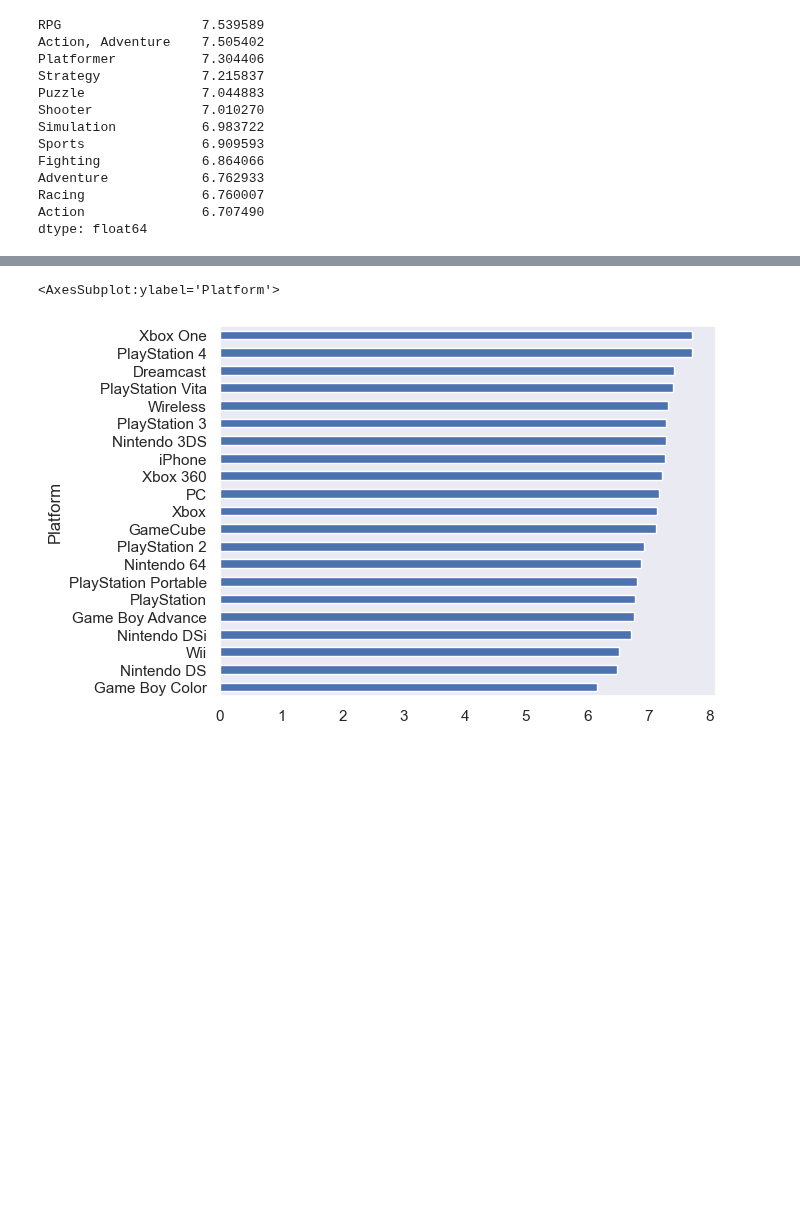
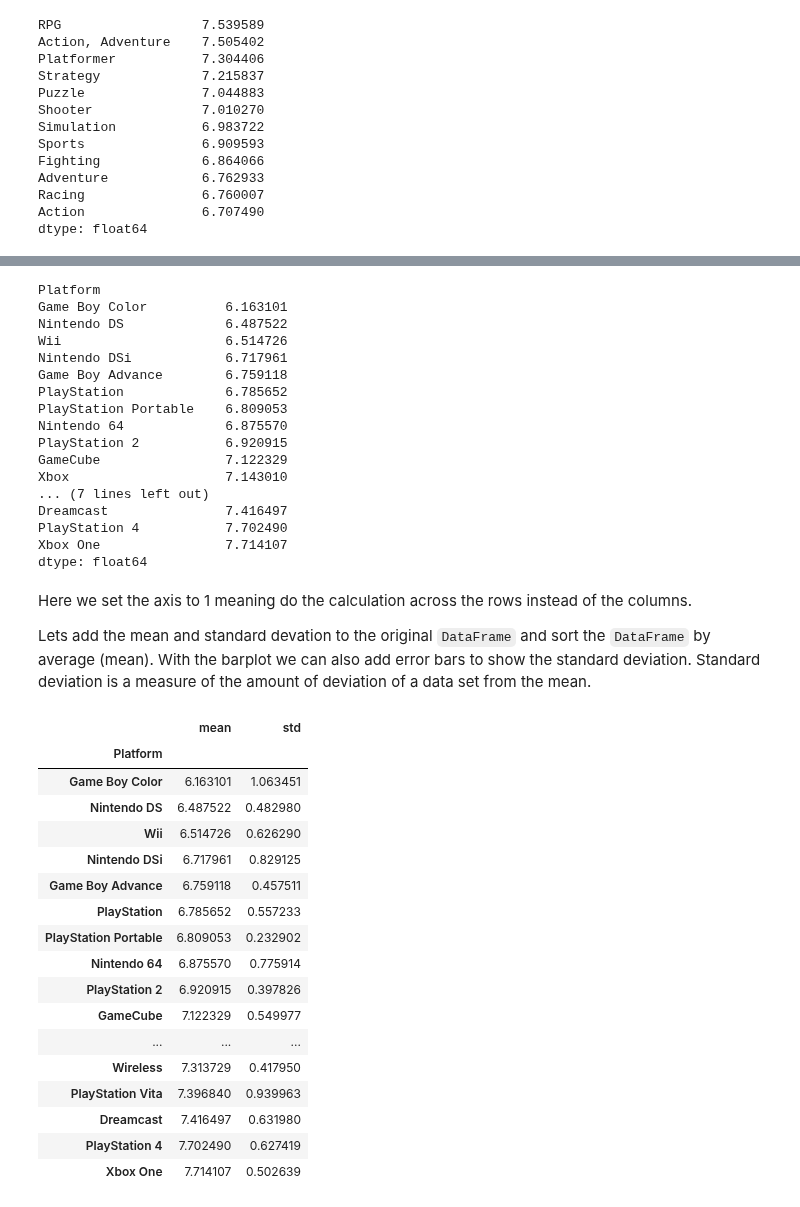
Before and after one commit to mblackstock/ds1-analytics, a Jupyter notebook: ign.ipynb, the cells around one changed output, grey strips where cells are left out. Cells and saved outputs as stored; diff of their text form; code cells hidden in the pictures; blank space fills up the shorter version.

```diff
--- a/ign.ipynb
+++ b/ign.ipynb
@@ -405,5 +398,48 @@ Next, the platforms.
 # %%
-ign_data.mean(axis=1).sort_values().plot.barh()
+ign_data.mean(axis=1).sort_values()
 # %% [output]
-<AxesSubplot:ylabel='Platform'>
+Platform
+Game Boy Color          6.163101
+Nintendo DS             6.487522
+Wii                     6.514726
+Nintendo DSi            6.717961
+Game Boy Advance        6.759118
+PlayStation             6.785652
+PlayStation Portable    6.809053
+Nintendo 64             6.875570
+PlayStation 2           6.920915
+GameCube                7.122329
+Xbox                    7.143010
+... (7 lines left out)
+Dreamcast               7.416497
+PlayStation 4           7.702490
+Xbox One                7.714107
+dtype: float64
-[figure, removed]
+# %% [markdown]
+Here we set the axis to 1 meaning do the calculation across the rows instead of the columns.
+
+Lets add the mean and standard devation to the original `DataFrame` and sort the `DataFrame` by average (mean). With the barplot we can also add error bars to show the standard deviation. Standard deviation is a measure of the amount of deviation of a data set from the mean.
+# %%
+ign_data['mean'] = ign_data.mean(axis=1)
+ign_data = ign_data.sort_values("mean")
+ign_data['std'] = ign_data.std(axis=1)
+ign_data[['mean','std']]
+# %% [output]
+|  | mean | std |
+| Platform |  |  |
+| Game Boy Color | 6.163101 | 1.063451 |
+| Nintendo DS | 6.487522 | 0.482980 |
+| Wii | 6.514726 | 0.626290 |
+| Nintendo DSi | 6.717961 | 0.829125 |
+| Game Boy Advance | 6.759118 | 0.457511 |
+| PlayStation | 6.785652 | 0.557233 |
+| PlayStation Portable | 6.809053 | 0.232902 |
+| Nintendo 64 | 6.875570 | 0.775914 |
+| PlayStation 2 | 6.920915 | 0.397826 |
+| GameCube | 7.122329 | 0.549977 |
+| ... | ... | ... |
+| Wireless | 7.313729 | 0.417950 |
+| PlayStation Vita | 7.396840 | 0.939963 |
+| Dreamcast | 7.416497 | 0.631980 |
+| PlayStation 4 | 7.702490 | 0.627419 |
+| Xbox One | 7.714107 | 0.502639 |
```
Also changed, not shown: parts of 13 cells of this notebook.
